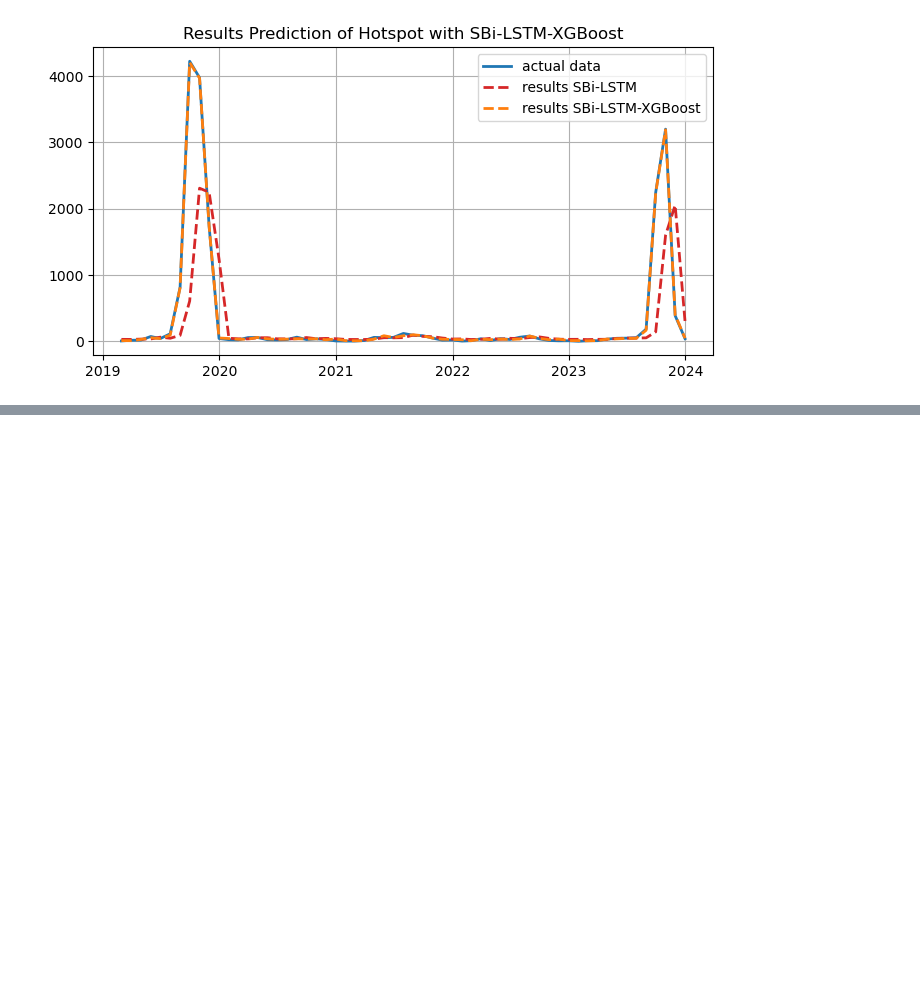
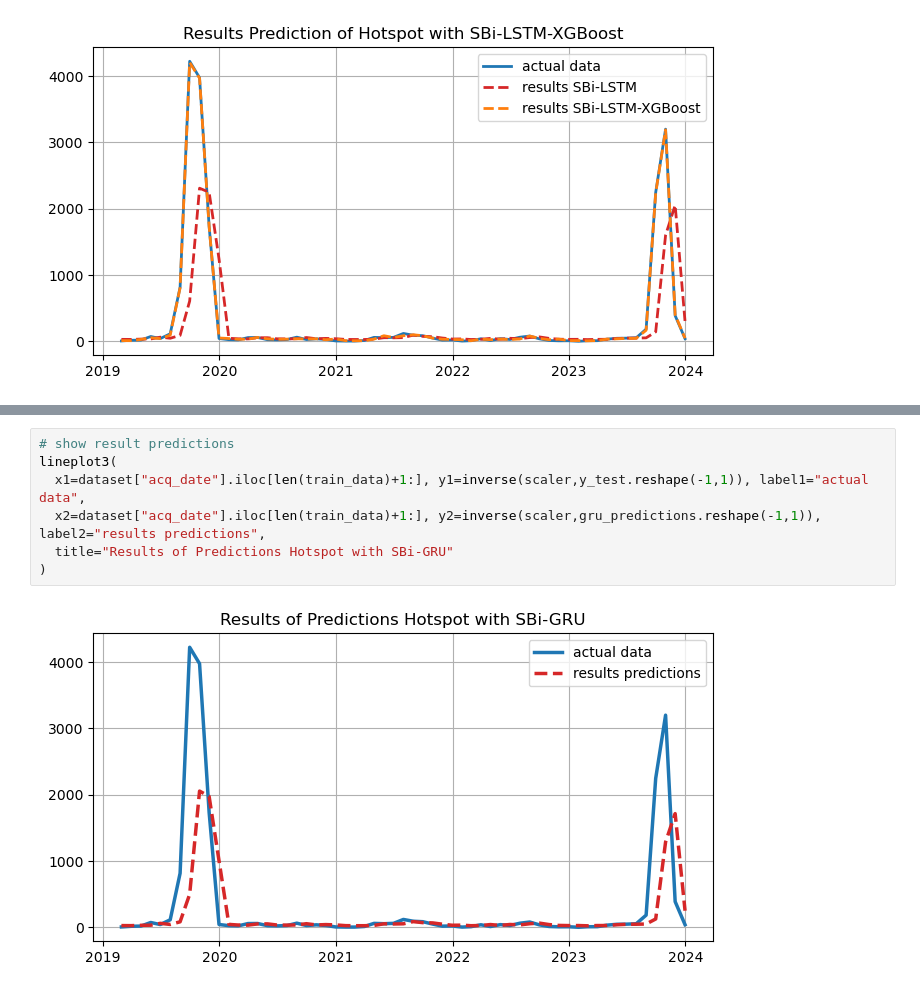
Before and after one commit to kusin/tensorflow-hotspot-v2, a Jupyter notebook: M1.ipynb, the cells around one changed output, grey strips where cells are left out. Cells and saved outputs as stored; diff of their text form; blank space fills up the shorter version.

```diff
--- a/M1.ipynb
+++ b/M1.ipynb
@@ -214,0 +258,9 @@ lineplot4(
+# %%
+# show result predictions
+lineplot3(
+  x1=dataset["acq_date"].iloc[len(train_data)+1:], y1=inverse(scaler,y_test.reshape(-1,1)), label1="actual data",
+  x2=dataset["acq_date"].iloc[len(train_data)+1:], y2=inverse(scaler,gru_predictions.reshape(-1,1)), label2="results predictions",
+  title="Results of Predictions Hotspot with SBi-GRU"
+)
+# %% [output]
+[figure, added]
```
Also changed, not shown: parts of 12 cells of this notebook.
